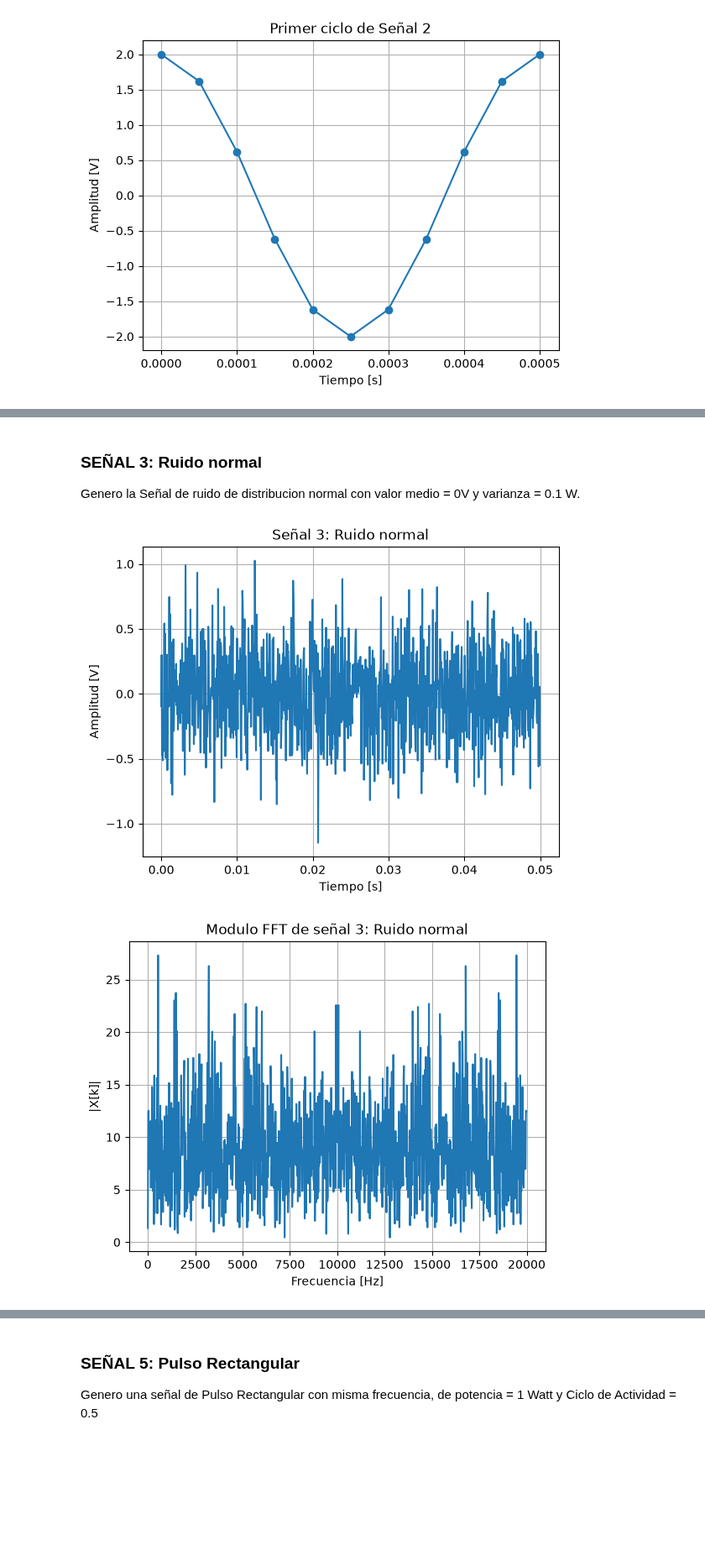
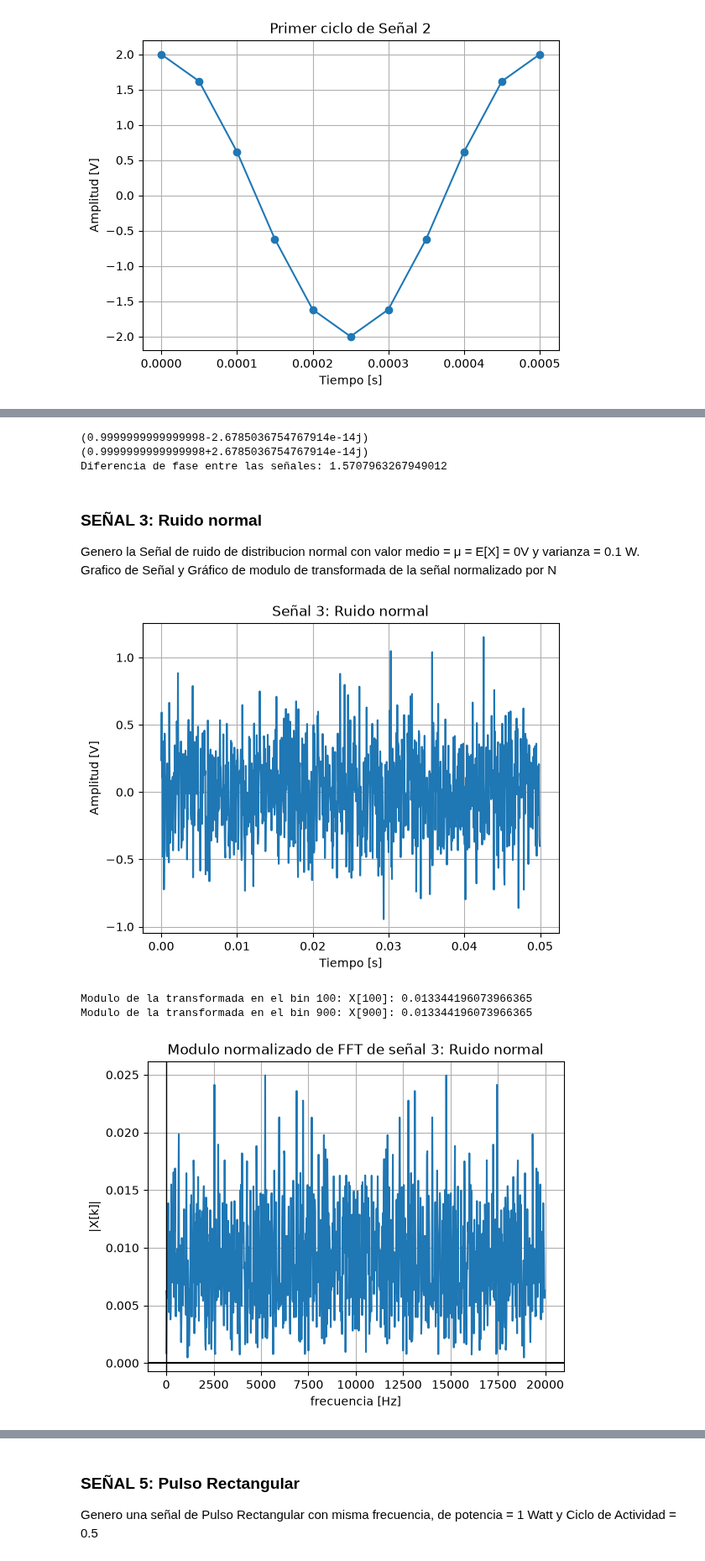
Before and after one commit to GConstenlaP/AyPS, a Jupyter notebook: TS1/TS1.ipynb, the cells around one changed output, grey strips where cells are left out. Shown at 84% size. Saved outputs shown, nothing was run; the diff lists cells and outputs as text; code cells hidden in the pictures; blank space fills up the shorter version.

```diff
--- a/TS1/TS1.ipynb
+++ b/TS1/TS1.ipynb
@@ -200,37 +377,55 @@ plt.show()
+# %%
+
+print(fft_2[100]/N)
+print(fft_2[900]/N)
+print("Diferencia de fase entre las señales:", fase_2[100] - fase_1[100])
+# %% [output]
+(0.9999999999999998-2.6785036754767914e-14j)
+(0.9999999999999998+2.6785036754767914e-14j)
+Diferencia de fase entre las señales: 1.5707963267949012
 # %% [markdown]
 ### SEÑAL 3: Ruido normal
-Genero la Señal de ruido de distribucion normal con valor medio = 0V y varianza = 0.1 W.
+Genero la Señal de ruido de distribucion normal con valor medio = μ = E[X] = 0V  y varianza = 0.1 W.
+Grafico de Señal y Gráfico de modulo de transformada de la señal normalizado por N
 # %%
 def gen_noise_normal(media=0, varianza=0.1, nn=N):
 
     desv_est = np.sqrt(varianza)
 
     ruido_normal = np.random.normal(media, desv_est, nn)
 
     return ruido_normal
+
 
 ruido_normal = gen_noise_normal()
 
 plt.figure(5)
 plt.plot(t, ruido_normal)
 plt.title("Señal 3: Ruido normal")
 plt.xlabel("Tiempo [s]")
 plt.ylabel("Amplitud [V]")
 plt.grid()
 plt.show()
 
 fft_ruido_normal = scipy.fft.fft(ruido_normal)
 
 modulo_ruido_normal = np.abs(fft_ruido_normal)
 
-plt.figure(6)
-plt.plot(frecuencias, modulo_ruido_normal)
-plt.title("Modulo FFT de señal 3: Ruido normal")
-plt.xlabel("Frecuencia [Hz]")
+modulo_ruido_normal_normalizado =  modulo_ruido_normal/N
+
+plt.figure()
+plt.plot(frecuencias,modulo_ruido_normal_normalizado)
+plt.title("Modulo normalizado de FFT de señal 3: Ruido normal")
 plt.ylabel("|X[k]|")
+plt.xlabel("frecuencia [Hz]")
 plt.grid()
-plt.show()
+plt.axhline(0,color="black")
+plt.axvline(0,color="black",linewidth=1)
+
+print("Modulo de la transformada en el bin 100: X[100]:", modulo_ruido_normal_normalizado[100],"\nModulo de la transformada en el bin 900: X[900]:", modulo_ruido_normal_normalizado[900])
 # %% [output]
-[figure, old version]
+[figure, new version]
+Modulo de la transformada en el bin 100: X[100]: 0.013344196073966365
+Modulo de la transformada en el bin 900: X[900]: 0.013344196073966365
-[figure, old version]
+[figure, new version]
 # %% [markdown]
```
Also changed, not shown: parts of 23 cells of this notebook.
